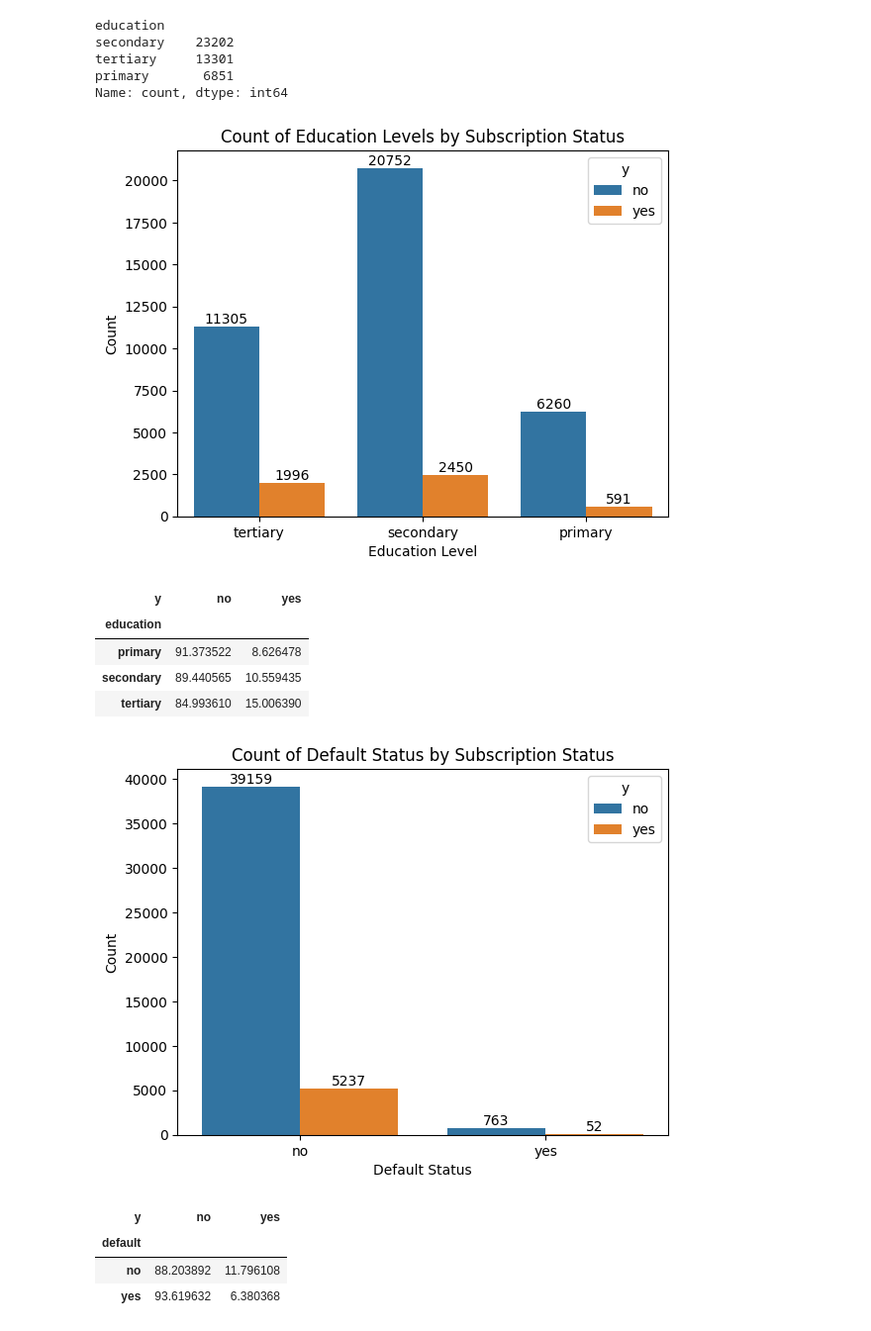
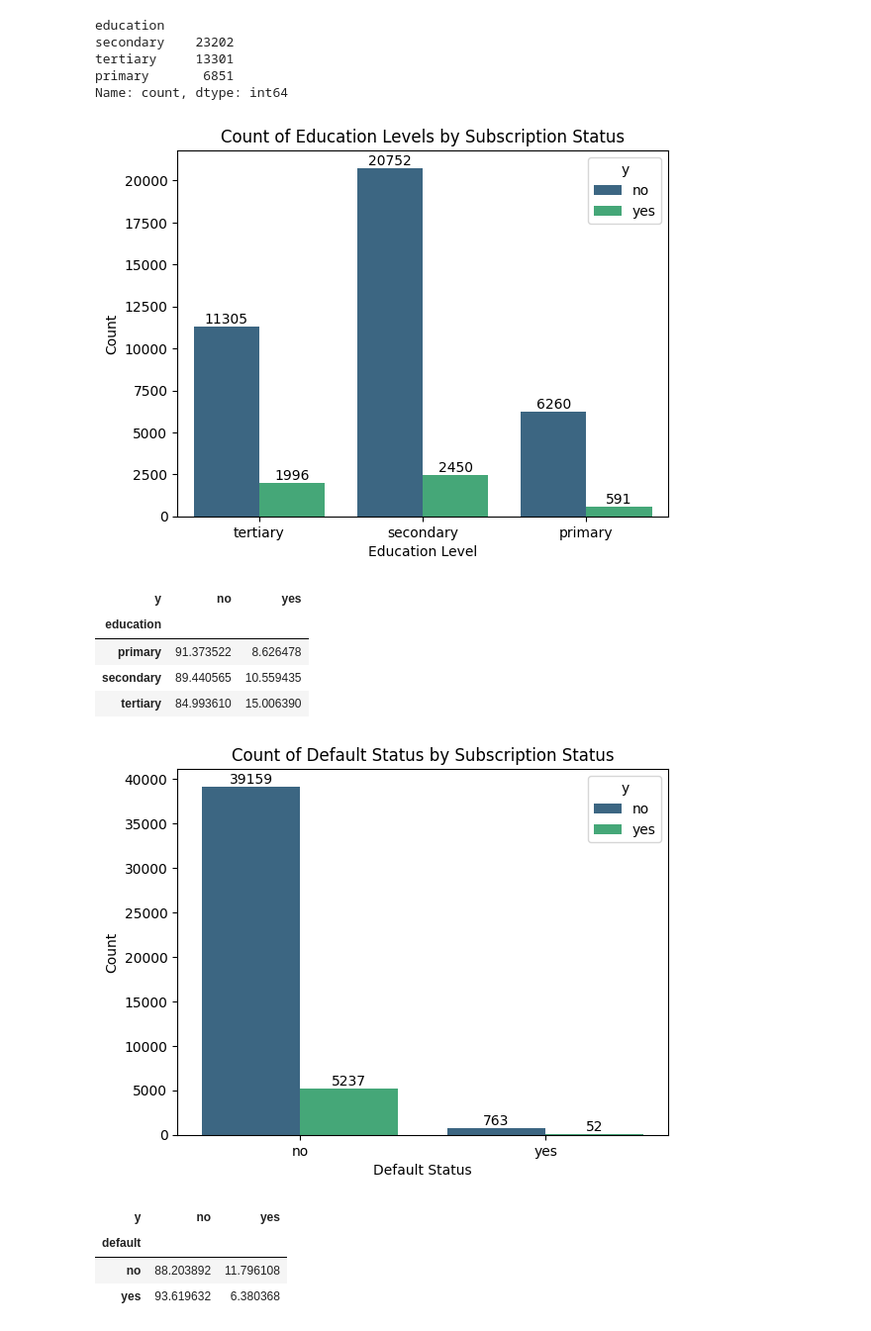
Before and after one commit to DenizBerkDemirag/bank-marketing, a Jupyter notebook: eda_analysis.ipynb, the cells around one changed output. Shown at 99% size. Cells and saved outputs as stored; diff of their text form; code cells hidden in the pictures.

```diff
--- a/eda_analysis.ipynb
+++ b/eda_analysis.ipynb
@@ -140,7 +143,7 @@ plt.show()
 df['age_group'] = pd.cut(df['age'], bins=range(10,101,10))
 # %%
 plt.figure(figsize=(12, 8))
-ax = sns.countplot(data=df, x='age_group', hue='y')
+ax = sns.countplot(data=df, x='age_group', hue='y', palette='viridis')
 for containers in ax.containers:
     ax.bar_label(containers)
 plt.xticks(rotation=45)
@@ -167,7 +170,7 @@ pd.crosstab(df['age_group'], df['y'], normalize='index') * 100
 # %%
 plt.figure(figsize=(15, 8))
 
-ax = sns.countplot(data=df, x='job', hue='y')
+ax = sns.countplot(data=df, x='job', hue='y', palette='viridis')
 for containers in ax.containers:
     ax.bar_label(containers)
 plt.title('Count of Job Types by Subscription Status')
@@ -210,15 +213,15 @@ tertiary     13301
 primary       6851
 Name: count, dtype: int64
 # %%
-ax = sns.countplot(data=df, x='education', hue='y')
+ax = sns.countplot(data=df, x='education', hue='y', palette='viridis')
 for containers in ax.containers:
     ax.bar_label(containers)
 plt.title('Count of Education Levels by Subscription Status')
 plt.xlabel('Education Level')
 plt.ylabel('Count')
 plt.show()
 # %% [output]
-[figure, old version]
+[figure, new version]
 # %%
 pd.crosstab(df['education'], df['y'], normalize = 'index') * 100
 # %% [output]
@@ -230,7 +233,7 @@ pd.crosstab(df['education'], df['y'], normalize = 'index') * 100
 # %%
 plt.Figure(figsize=(12, 6))
 
-ax = sns.countplot(data=df, x='default', hue='y')
+ax = sns.countplot(data=df, x='default', hue='y', palette='viridis')
 for containers in ax.containers:
     ax.bar_label(containers)
 plt.title('Count of Default Status by Subscription Status')
@@ -238,7 +241,7 @@ plt.xlabel('Default Status')
 plt.ylabel('Count')
 plt.show()
 # %% [output]
-[figure, old version]
+[figure, new version]
 # %%
 pd.crosstab(df['default'], df['y'], normalize='index') * 100
 # %% [output]
```
Also changed, not shown: parts of 5 cells of this notebook.
